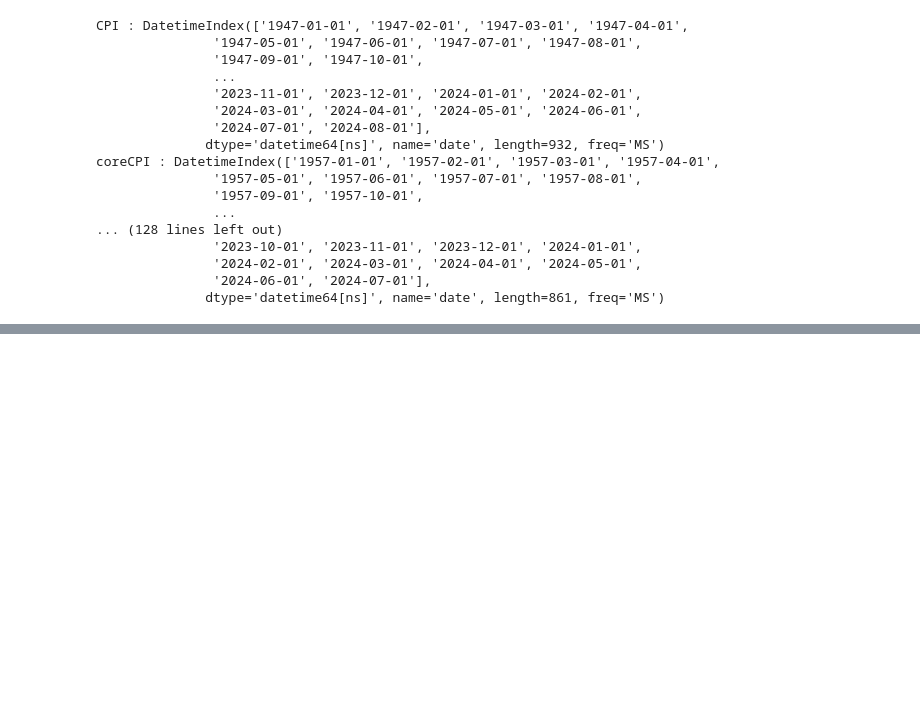
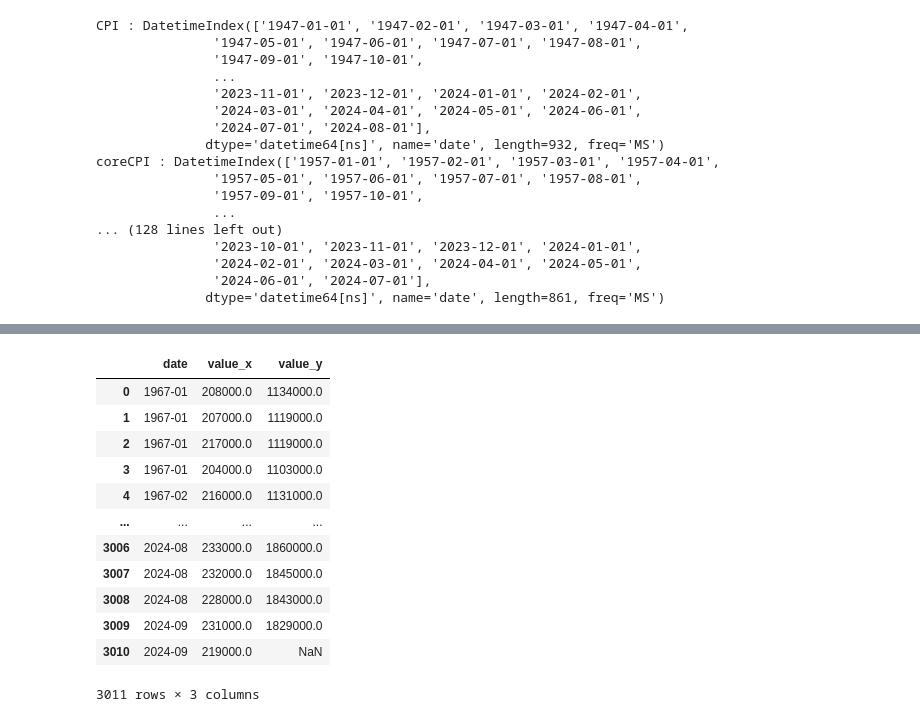
Before and after one commit to catree42/US-Economy-EDA-and-Federal-Rate-Prediction, a Jupyter notebook: DataPreprocessing.ipynb, the cells around one changed output, grey strips where cells are left out. Drawn from its saved outputs; the diff is of its cells as text; code cells hidden in the pictures; blank space fills up the shorter version.

```diff
--- a/DataPreprocessing.ipynb
+++ b/DataPreprocessing.ipynb
@@ -208,0 +205,25 @@ claims
+# %%
+dformat = '%Y-%m'
+temp = claims['date'][0]
+
+
+#datetime.strftime('%Y-%m')
+claims_new = claims.copy()
+
+claims_new['date'] = pd.to_datetime(claims_new['date'])
+claims_new['date'] = claims_new['date'].dt.strftime('%Y-%m')
+claims_new
+# %% [output]
+|  | date | value_x | value_y |
+| 0 | 1967-01 | 208000.0 | 1134000.0 |
+| 1 | 1967-01 | 207000.0 | 1119000.0 |
+| 2 | 1967-01 | 217000.0 | 1119000.0 |
+| 3 | 1967-01 | 204000.0 | 1103000.0 |
+| 4 | 1967-02 | 216000.0 | 1131000.0 |
+| ... | ... | ... | ... |
+| 3006 | 2024-08 | 233000.0 | 1860000.0 |
+| 3007 | 2024-08 | 232000.0 | 1845000.0 |
+| 3008 | 2024-08 | 228000.0 | 1843000.0 |
+| 3009 | 2024-09 | 231000.0 | 1829000.0 |
+| 3010 | 2024-09 | 219000.0 | NaN |
+3011 rows × 3 columns
```
Also changed, not shown: parts of 3 cells of this notebook.
